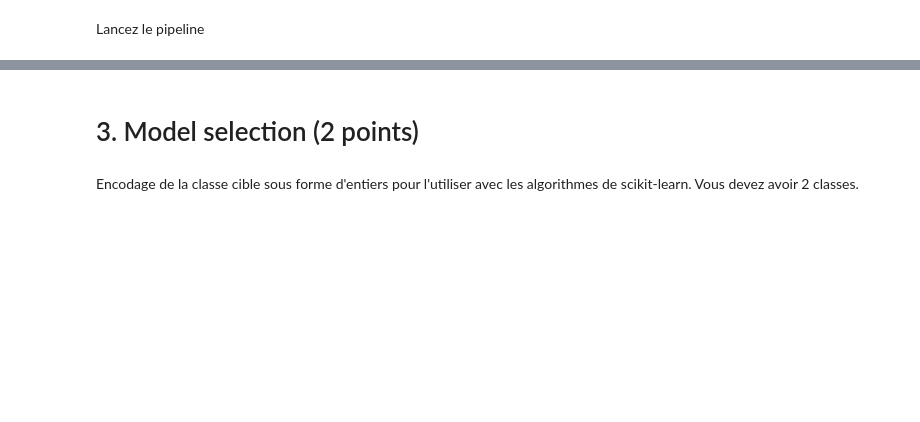
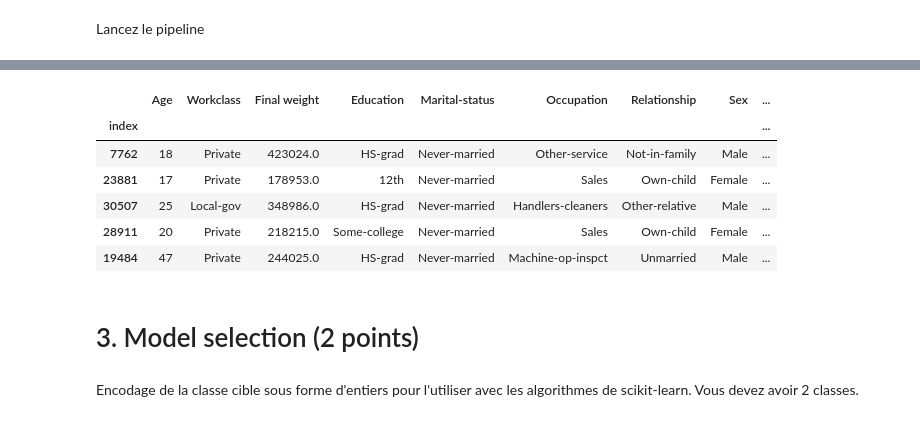
Before and after one commit to FinestStone/INF8215, a Jupyter notebook: TP3/TP3_INF8215.ipynb, the cells around one changed output, grey strips where cells are left out. Drawn from its saved outputs; the diff is of its cells as text; code cells hidden in the pictures; blank space fills up the shorter version.

```diff
--- a/TP3/TP3_INF8215.ipynb
+++ b/TP3/TP3_INF8215.ipynb
@@ -772,3 +846,13 @@ Lancez le pipeline
+# %%
+X_test.head()
+# %% [output]
+|  | Age | Workclass | Final weight | Education | Marital-status | Occupation | Relationship | Sex | ... |
+| index |  |  |  |  |  |  |  |  | ... |
+| 7762 | 18 | Private | 423024.0 | HS-grad | Never-married | Other-service | Not-in-family | Male | ... |
+| 23881 | 17 | Private | 178953.0 | 12th | Never-married | Sales | Own-child | Female | ... |
+| 30507 | 25 | Local-gov | 348986.0 | HS-grad | Never-married | Handlers-cleaners | Other-relative | Male | ... |
+| 28911 | 20 | Private | 218215.0 | Some-college | Never-married | Sales | Own-child | Female | ... |
+| 19484 | 47 | Private | 244025.0 | HS-grad | Never-married | Machine-op-inspct | Unmarried | Male | ... |
 # %% [markdown]
 # 3. Model selection (2 points)
 # %% [markdown]
```
Also changed, not shown: parts of 30 cells of this notebook, 1 other file.
